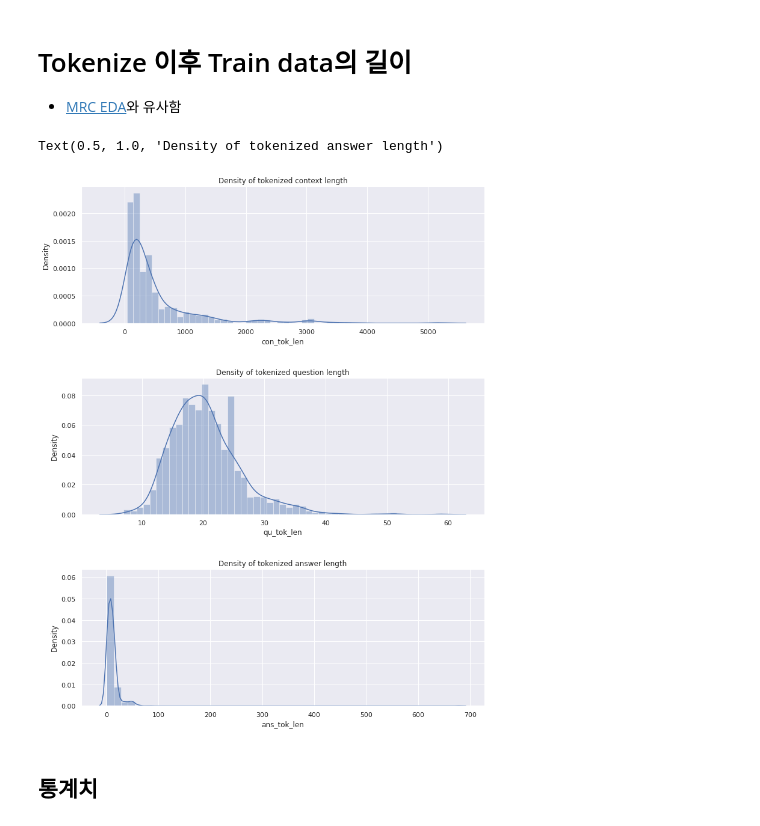
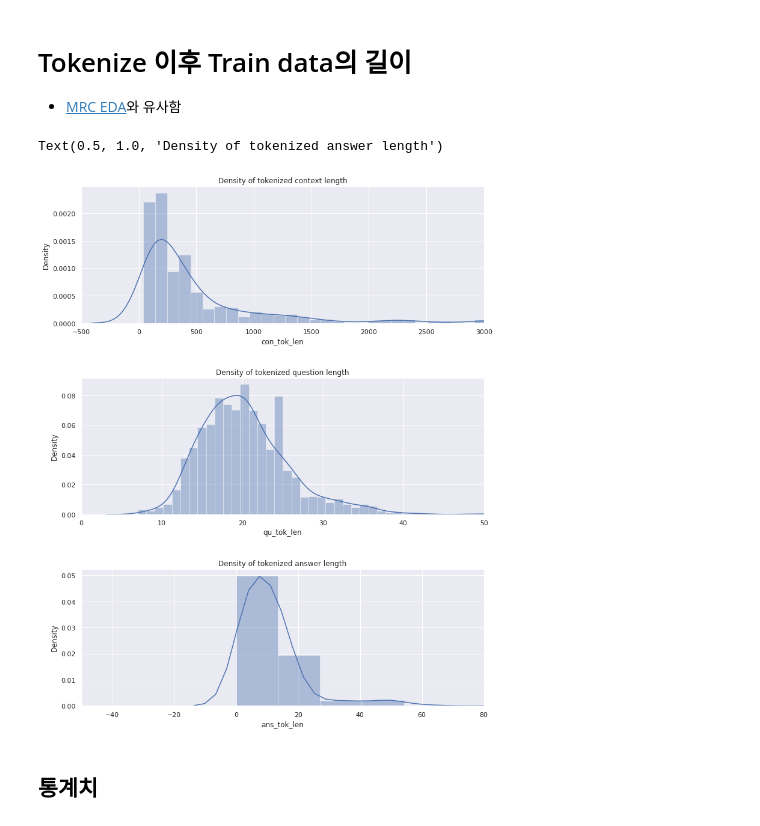
Before and after one commit to boostcampaitech3/final-project-level3-nlp-09, a Jupyter notebook: data_utils/EDA.ipynb, the cells around one changed output. Cells and saved outputs as stored; diff of their text form; code cells hidden in the pictures.

```diff
--- a/data_utils/EDA.ipynb
+++ b/data_utils/EDA.ipynb
@@ -213,25 +216,28 @@ df.head(5)
 # %%
 fig, axes = plt.subplots(3, 1, figsize=(12, 15))
 plt.subplots_adjust(left=0.125, bottom=0.1, right=0.9, top=0.9, wspace=0.2, hspace=0.4)
 
 g = sns.distplot(df['con_tok_len'], ax=axes[0])
 axes[0].set_xlabel(g.get_xlabel(), fontsize=12)
 axes[0].set_ylabel(g.get_ylabel(), fontsize=12)
+axes[0].set_xlim(-500, 3000)
 axes[0].set_title('Density of tokenized context length')
 
 
 g = sns.distplot(df['qu_tok_len'], ax=axes[1])
 axes[1].set_xlabel(g.get_xlabel(), fontsize=12)
 axes[1].set_ylabel(g.get_ylabel(), fontsize=12)
+axes[1].set_xlim(0, 50)
 axes[1].set_title('Density of tokenized question length')
 
 g = sns.distplot(df['ans_tok_len'], ax=axes[2])
 axes[2].set_xlabel(g.get_xlabel(), fontsize=12)
 axes[2].set_ylabel(g.get_ylabel(), fontsize=12)
+axes[2].set_xlim(-50, 80)
 axes[2].set_title('Density of tokenized answer length')
 # %% [output]
 Text(0.5, 1.0, 'Density of tokenized answer length')
-[figure, old version]
+[figure, new version]
 # %% [markdown]
 ## 통계치
 # %%
```
Also changed, not shown: parts of 6 cells of this notebook.
